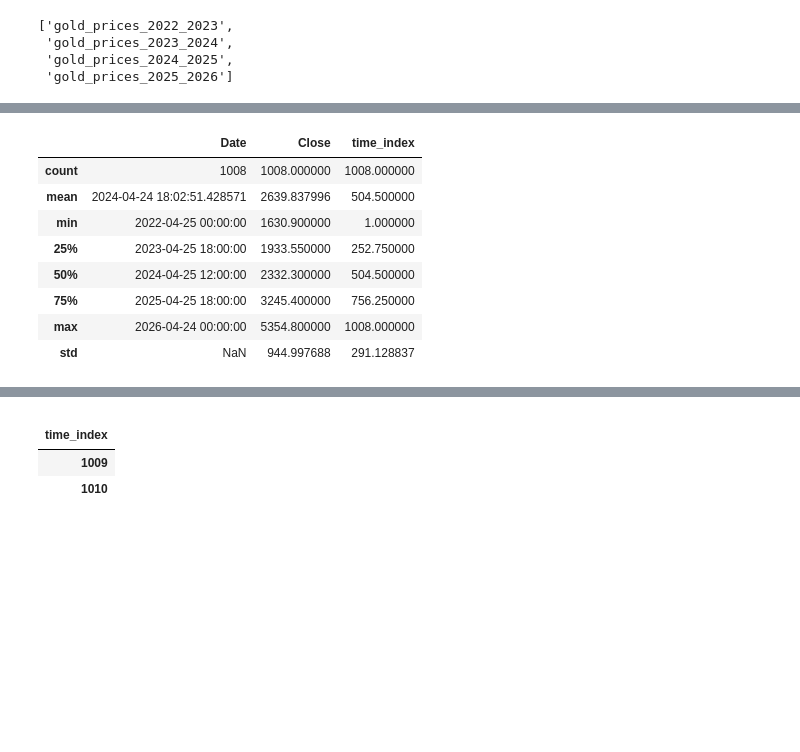
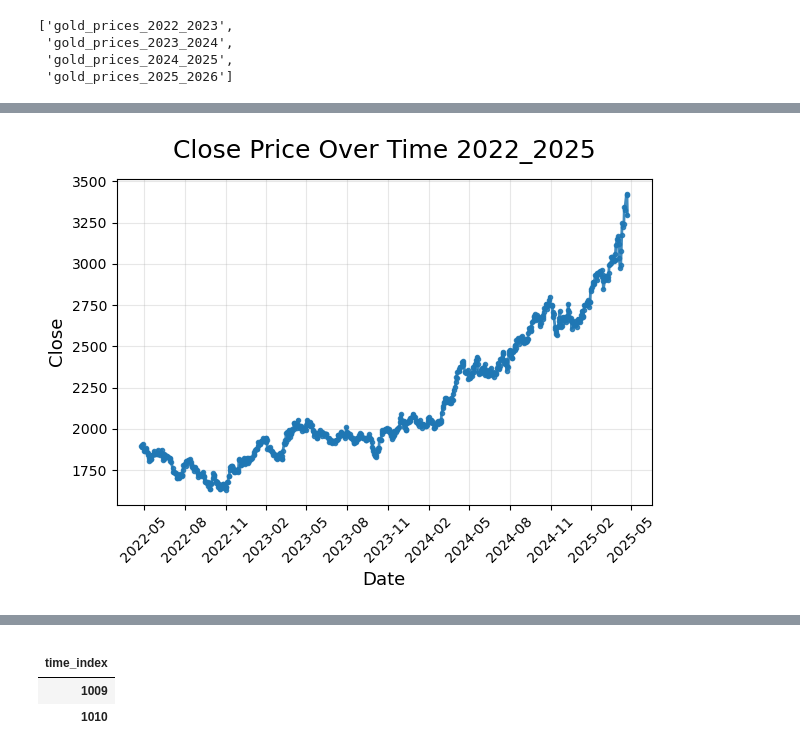
Before and after one commit to karamian-ani/data_analytics_with_python, a Jupyter notebook: notebooks/16_simple_linear_regression.ipynb, the cells around one changed output, grey strips where cells are left out. Saved outputs shown, nothing was run; the diff lists cells and outputs as text; code cells hidden in the pictures; blank space fills up the shorter version.

Commit message:
combine table, times series predicting future.

```diff
--- a/notebooks/16_simple_linear_regression.ipynb
+++ b/notebooks/16_simple_linear_regression.ipynb
@@ -397,5 +407,5 @@ base_name
 # %%
-dfs = [pd.read_csv(i, parse_dates=['Date']) for i in file_full_names]
+dfs = [pd.read_csv(i, parse_dates=['Date']) for i in file_full_names[0:3]]
 
-ts_combined = pd.concat(dfs)
-ts_combined
+ts_combined_2022_2025 = pd.concat(dfs) #up to 2026
+ts_combined_2025_2026 = pd.read_csv(file_full_names[3], parse_dates=['Date']) #from 2025_2026
@@ -416,9 +430,9 @@ ts_combined
 # %%
-ts_combined["Close"] = (
-    ts_combined["Close"]
+ts_combined_2022_2025["Close"] = (
+    ts_combined_2022_2025["Close"]
     .astype(str)
     .str.replace(",", "", regex=False)
     .str.strip()
 )
 
-ts_combined["Close"] = pd.to_numeric(ts_combined["Close"], errors="coerce")
+ts_combined_2022_2025["Close"] = pd.to_numeric(ts_combined_2022_2025["Close"], errors="coerce")
@@ -434,2 +448,2 @@ dtype: object
 # %%
-ts_combined = ts_combined.sort_values(by='Date')
+ts_combined_2022_2025 = ts_combined_2022_2025.sort_values(by='Date')
@@ -469,12 +450,33 @@ plt.show()
-# %%
-ts_combined.describe()
-# %% [output]
-|  | Date | Close | time_index |
-| count | 1008 | 1008.000000 | 1008.000000 |
-| mean | 2024-04-24 18:02:51.428571 | 2639.837996 | 504.500000 |
-| min | 2022-04-25 00:00:00 | 1630.900000 | 1.000000 |
-| 25% | 2023-04-25 18:00:00 | 1933.550000 | 252.750000 |
-| 50% | 2024-04-25 12:00:00 | 2332.300000 | 504.500000 |
-| 75% | 2025-04-25 18:00:00 | 3245.400000 | 756.250000 |
-| max | 2026-04-24 00:00:00 | 5354.800000 | 1008.000000 |
-| std | NaN | 944.997688 | 291.128837 |
+# %%
+import matplotlib.pyplot as plt
+import matplotlib.dates as mdates
+from matplotlib.ticker import MaxNLocator
+
+
+plt.plot(
+    ts_combined_2022_2025["Date"],
+    ts_combined_2022_2025["Close"],
+    linewidth=2,
+    marker="o",
+    markersize=3,
+    alpha=0.85
+)
+
+plt.title("Close Price Over Time 2022_2025", fontsize=18, pad=15)
+plt.xlabel("Date", fontsize=13)
+plt.ylabel("Close", fontsize=13)
+
+# Improve x-axis date formatting
+plt.gca().xaxis.set_major_locator(mdates.MonthLocator(interval=3))
+plt.gca().xaxis.set_major_formatter(mdates.DateFormatter("%Y-%m"))
+
+# Reduce number of y-axis labels
+plt.gca().yaxis.set_major_locator(MaxNLocator(nbins=8))
+
+plt.xticks(rotation=45)
+plt.grid(True, alpha=0.3)
+
+plt.tight_layout()
+plt.show()
+# %% [output]
+[figure, added]
```
Also changed, not shown: parts of 23 cells of this notebook.
